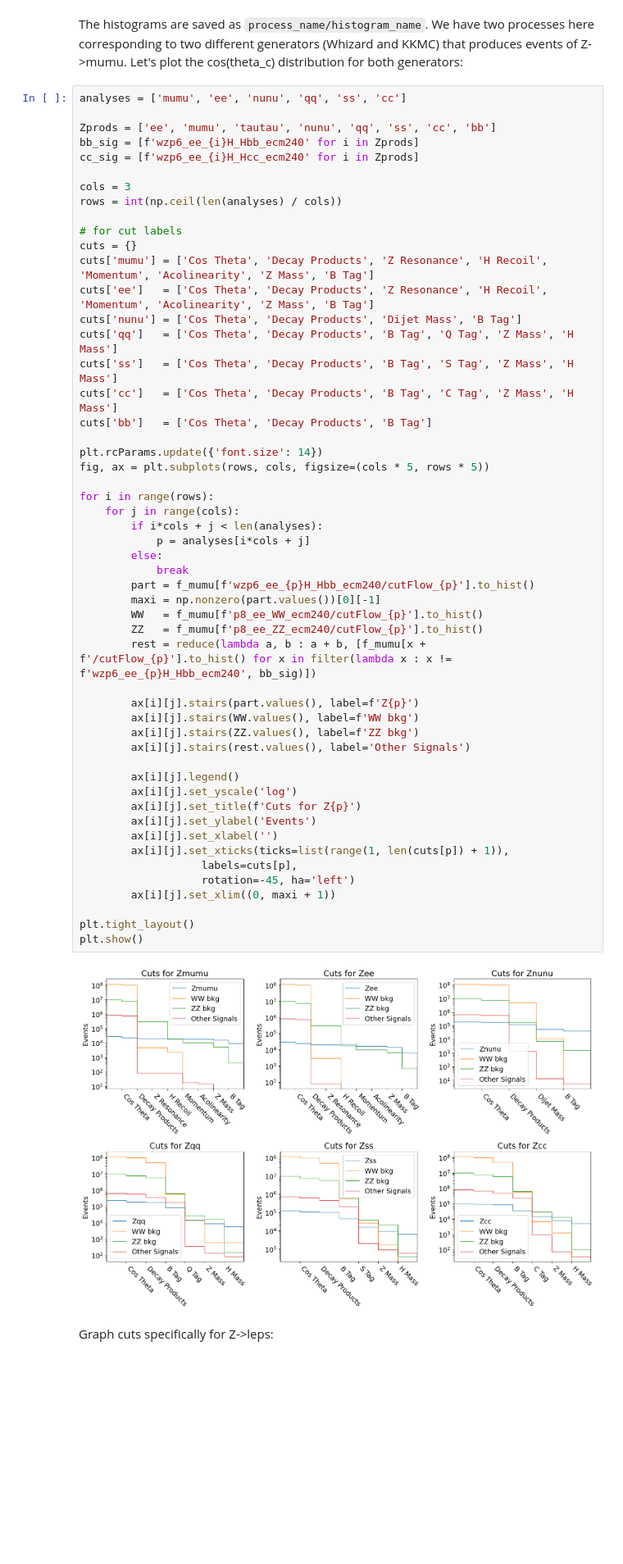
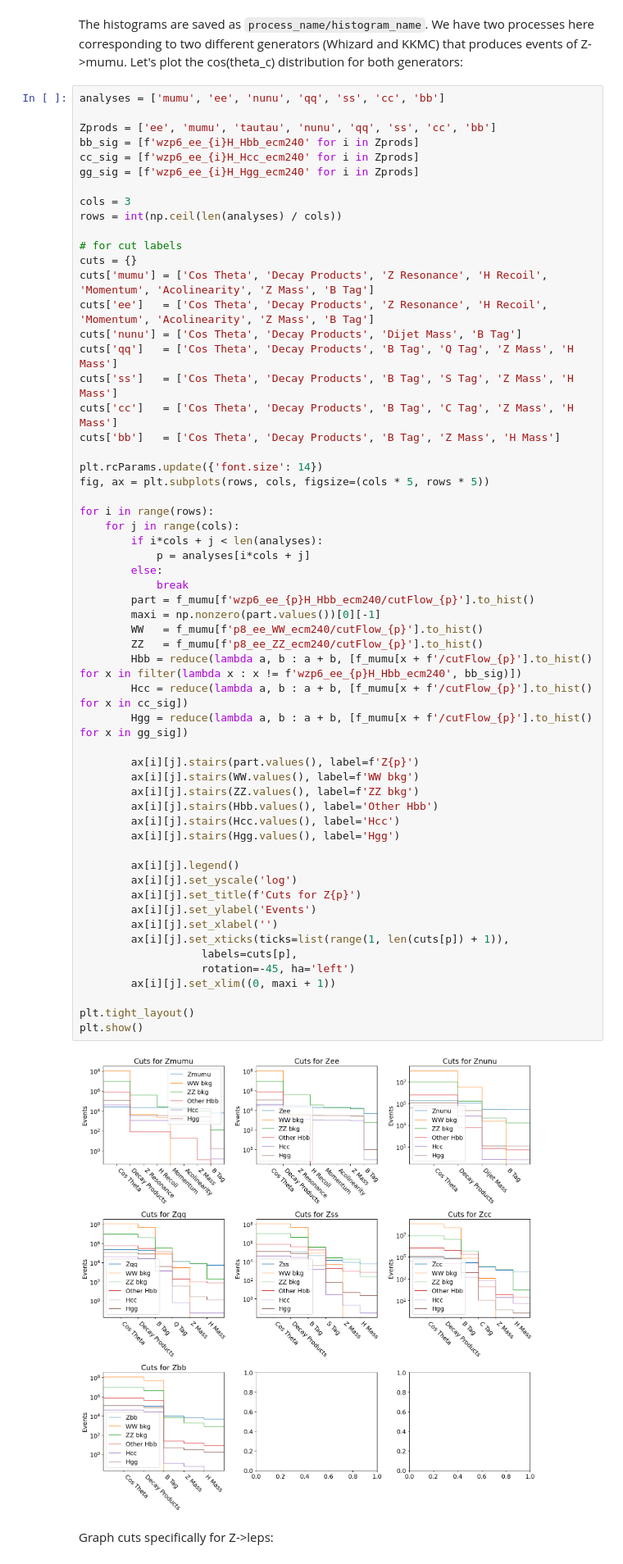
Before and after one commit to ilsanford/FCCAnalyzer, a Jupyter notebook: analyses/h_bb/h_bb.ipynb, the cells around one changed output. Shown: that part at 82% size. Cells and saved outputs as stored; diff of their text form; blank space fills up the shorter version.

Commit message:
better nunu and bb cuts

```diff
--- a/analyses/h_bb/h_bb.ipynb
+++ b/analyses/h_bb/h_bb.ipynb
@@ -18,11 +18,12 @@ print(f_mumu.keys())
 # %% [markdown]
 The histograms are saved as `process_name/histogram_name`. We have two processes here corresponding to two different generators (Whizard and KKMC) that produces events of Z->mumu. Let's plot the cos(theta_c) distribution for both generators:
 # %%
-analyses = ['mumu', 'ee', 'nunu', 'qq', 'ss', 'cc']
+analyses = ['mumu', 'ee', 'nunu', 'qq', 'ss', 'cc', 'bb']
 
 Zprods = ['ee', 'mumu', 'tautau', 'nunu', 'qq', 'ss', 'cc', 'bb']
 bb_sig = [f'wzp6_ee_{i}H_Hbb_ecm240' for i in Zprods]
 cc_sig = [f'wzp6_ee_{i}H_Hcc_ecm240' for i in Zprods]
+gg_sig = [f'wzp6_ee_{i}H_Hgg_ecm240' for i in Zprods]
 
 cols = 3
 rows = int(np.ceil(len(analyses) / cols))
@@ -35,42 +36,46 @@ cuts['nunu'] = ['Cos Theta', 'Decay Products', 'Dijet Mass', 'B Tag']
 cuts['qq']   = ['Cos Theta', 'Decay Products', 'B Tag', 'Q Tag', 'Z Mass', 'H Mass']
 cuts['ss']   = ['Cos Theta', 'Decay Products', 'B Tag', 'S Tag', 'Z Mass', 'H Mass']
 cuts['cc']   = ['Cos Theta', 'Decay Products', 'B Tag', 'C Tag', 'Z Mass', 'H Mass']
-cuts['bb']   = ['Cos Theta', 'Decay Products', 'B Tag']
+cuts['bb']   = ['Cos Theta', 'Decay Products', 'B Tag', 'Z Mass', 'H Mass']
 
 plt.rcParams.update({'font.size': 14})
 fig, ax = plt.subplots(rows, cols, figsize=(cols * 5, rows * 5))
 
 for i in range(rows):
     for j in range(cols):
         if i*cols + j < len(analyses):
             p = analyses[i*cols + j]
         else:
             break
         part = f_mumu[f'wzp6_ee_{p}H_Hbb_ecm240/cutFlow_{p}'].to_hist()
         maxi = np.nonzero(part.values())[0][-1]
         WW   = f_mumu[f'p8_ee_WW_ecm240/cutFlow_{p}'].to_hist()
         ZZ   = f_mumu[f'p8_ee_ZZ_ecm240/cutFlow_{p}'].to_hist()
-        rest = reduce(lambda a, b : a + b, [f_mumu[x + f'/cutFlow_{p}'].to_hist() for x in filter(lambda x : x != f'wzp6_ee_{p}H_Hbb_ecm240', bb_sig)])
+        Hbb = reduce(lambda a, b : a + b, [f_mumu[x + f'/cutFlow_{p}'].to_hist() for x in filter(lambda x : x != f'wzp6_ee_{p}H_Hbb_ecm240', bb_sig)])
+        Hcc = reduce(lambda a, b : a + b, [f_mumu[x + f'/cutFlow_{p}'].to_hist() for x in cc_sig])
+        Hgg = reduce(lambda a, b : a + b, [f_mumu[x + f'/cutFlow_{p}'].to_hist() for x in gg_sig])
 
         ax[i][j].stairs(part.values(), label=f'Z{p}')
         ax[i][j].stairs(WW.values(), label=f'WW bkg')
         ax[i][j].stairs(ZZ.values(), label=f'ZZ bkg')
-        ax[i][j].stairs(rest.values(), label='Other Signals')
+        ax[i][j].stairs(Hbb.values(), label='Other Hbb')
+        ax[i][j].stairs(Hcc.values(), label='Hcc')
+        ax[i][j].stairs(Hgg.values(), label='Hgg')
 
         ax[i][j].legend()
         ax[i][j].set_yscale('log')
         ax[i][j].set_title(f'Cuts for Z{p}')
         ax[i][j].set_ylabel('Events')
         ax[i][j].set_xlabel('')
         ax[i][j].set_xticks(ticks=list(range(1, len(cuts[p]) + 1)),
                    labels=cuts[p],
                    rotation=-45, ha='left')
         ax[i][j].set_xlim((0, maxi + 1))
 
 plt.tight_layout()
 plt.show()
 # %% [output]
-[figure, old version]
+[figure, new version]
 # %% [markdown]
 Graph cuts specifically for Z->leps:
 # %%
```
Also changed, not shown: parts of 4 cells of this notebook, 1 other file.
